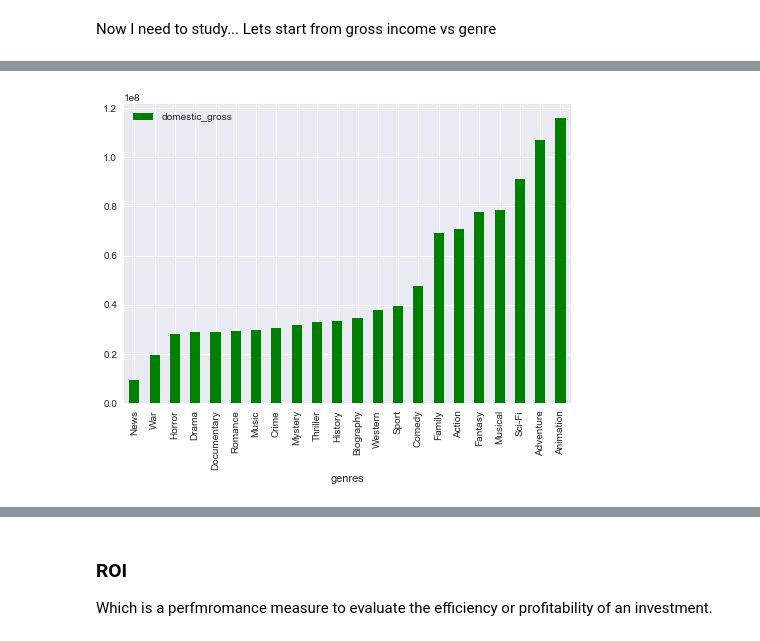
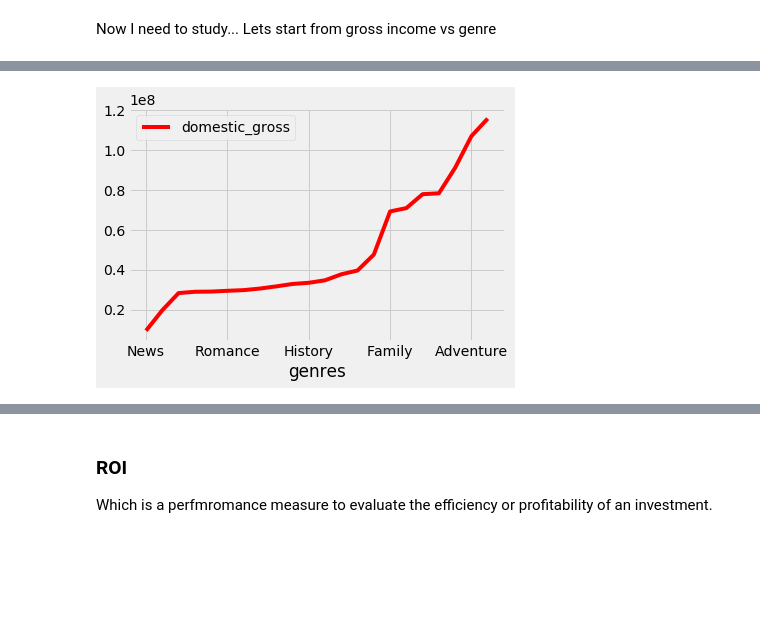
Before and after one commit to MNLKuzmin/dsc-project-genrestudy, a Jupyter notebook: A Genre Study first draft - a lot of graphs.ipynb, the cells around one changed output, grey strips where cells are left out. Cells and saved outputs as stored; diff of their text form; code cells hidden in the pictures; blank space fills up the shorter version.

```diff
--- a/A Genre Study first draft - a lot of graphs.ipynb
+++ b/A Genre Study first draft - a lot of graphs.ipynb
@@ -398,7 +398,7 @@ dtype: int64
 # %% [markdown]
 Since there are only 8 null values given the size of the file it is appropriate to simply drop those values.
 # %%
-main_df=main_df.dropna();
+main_df.dropna(inplace=True);
 # %%
 main_df.info()
 # %% [output]
@@ -504,6 +504,10 @@ average_df.head(10)
 | Family | 54.194444 | 5.256183e+07 | 6.924673e+07 | 1.626862e+08 | 1.668490e+07 | 1.101244e+08 | ... |
 | Fantasy | 50.497143 | 6.914902e+07 | 7.791789e+07 | 2.150783e+08 | 8.768873e+06 | 1.459293e+08 | ... |
 # %%
-plt.style.use('seaborn')
+plt.style.use('fivethirtyeight')
 # %%
 domgross_df=average_df.sort_values(by=['domestic_gross'])
+# %%
+average_df=average_df.sort_values(by=['domestic_gross'])
+average_df.plot.bar(y='domestic_gross',color='red',\
+                    title='Domestic Gross per Genre', ylabel='Domestic Gross USD');
@@ -510,4 +516,4 @@ domgross_df=average_df.sort_values(by=['domestic_gross'])
 # %%
-domgross_df.plot.bar(y='domestic_gross',color='green');
+average_df.plot(y='domestic_gross',color='red');# exploring different styles
 # %% [output]
-[figure, old version]
+[figure, new version]
```
Also changed, not shown: parts of 54 cells of this notebook, 1 other file.
